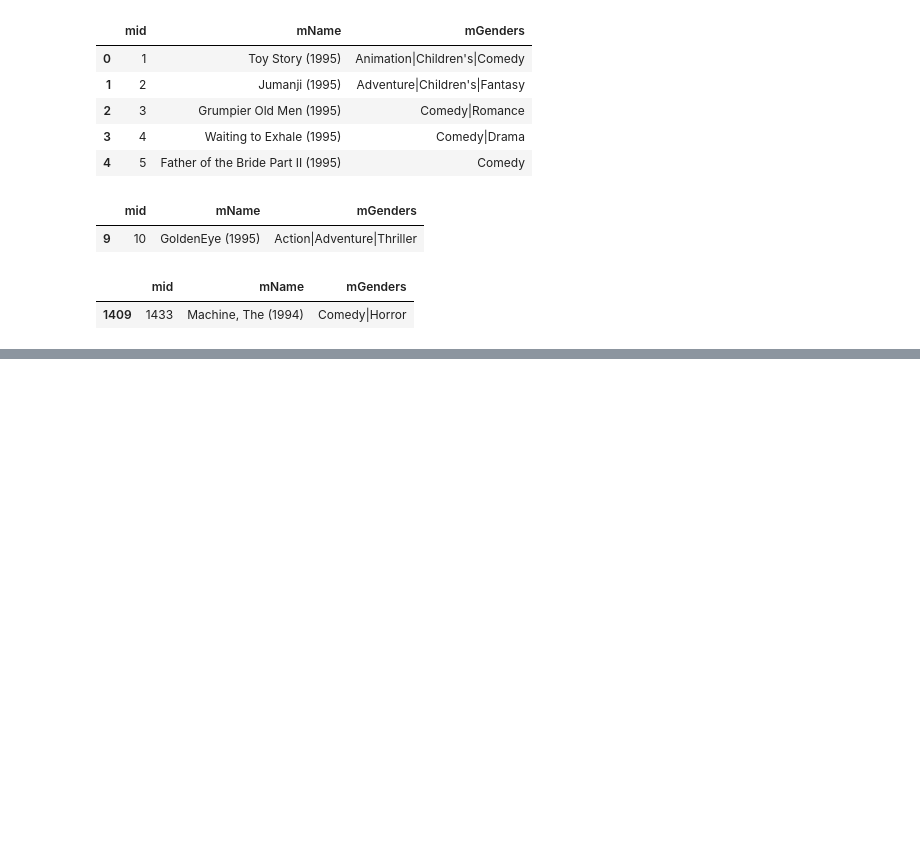
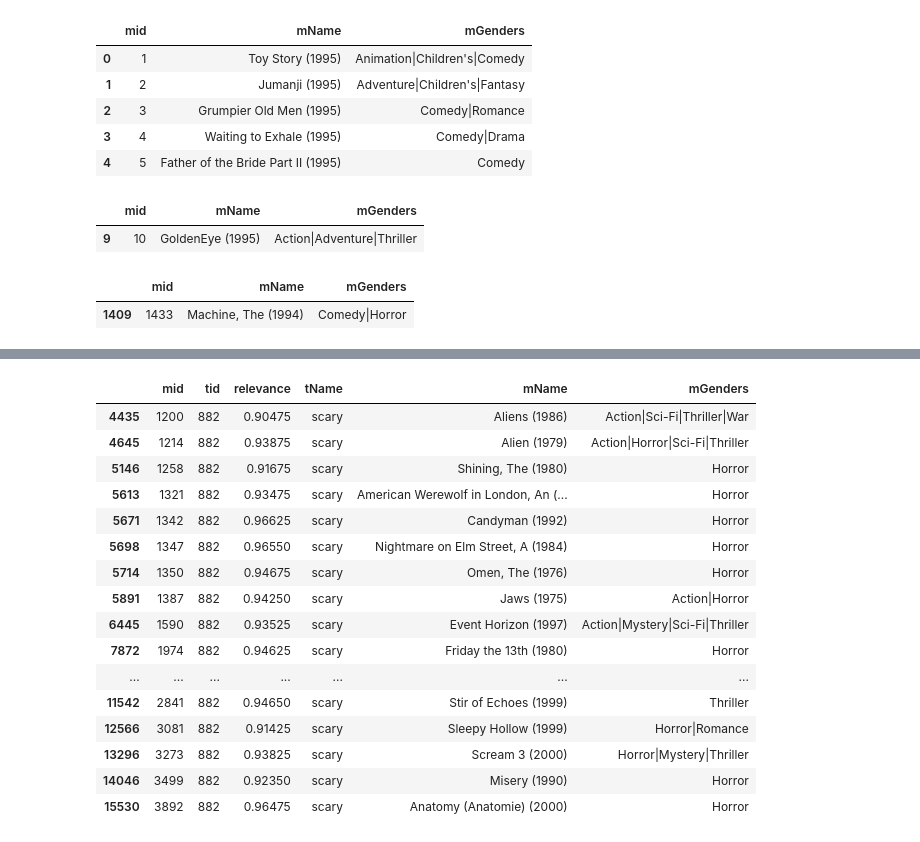
Before and after one commit to mus514/Machine-Learning-With-Python, a Jupyter notebook: 3-movies_recommendation/main.ipynb, the cells around one changed output, grey strips where cells are left out. Saved outputs shown, nothing was run; the diff lists cells and outputs as text; code cells hidden in the pictures; blank space fills up the shorter version.

```diff
--- a/3-movies_recommendation/main.ipynb
+++ b/3-movies_recommendation/main.ipynb
@@ -55,0 +139,5 @@ TypeError: read_csv() got an unexpected keyword argument 'infer_datetime_format'
+# %%
+tags_name = pd.read_csv(os.path.join(DATA_DIR_20ML, 'genome-tags.csv'),
+                        skiprows=1,
+                        names=['tid', 'tName'])
+display(tags_name.head(10))
@@ -55,0 +168,4 @@ TypeError: read_csv() got an unexpected keyword argument 'infer_datetime_format'
+# %%
+tags_high_names_movies = pd.merge(tags_scores_high, tags_name, on='tid', how='inner')
+tags_high_names_movies = pd.merge(tags_high_names_movies, movies_pd, on='mid', how='inner')
+display(tags_high_names_movies.head())
@@ -55,0 +179,21 @@ TypeError: read_csv() got an unexpected keyword argument 'infer_datetime_format'
+# %%
+tags = 'scary'
+display(tags_high_names_movies[tags_high_names_movies.tName.str.contains(tags, regex=False, case=False)])
+# %% [output]
+|  | mid | tid | relevance | tName | mName | mGenders |
+| 4435 | 1200 | 882 | 0.90475 | scary | Aliens (1986) | Action|Sci-Fi|Thriller|War |
+| 4645 | 1214 | 882 | 0.93875 | scary | Alien (1979) | Action|Horror|Sci-Fi|Thriller |
+| 5146 | 1258 | 882 | 0.91675 | scary | Shining, The (1980) | Horror |
+| 5613 | 1321 | 882 | 0.93475 | scary | American Werewolf in London, An (... | Horror |
+| 5671 | 1342 | 882 | 0.96625 | scary | Candyman (1992) | Horror |
+| 5698 | 1347 | 882 | 0.96550 | scary | Nightmare on Elm Street, A (1984) | Horror |
+| 5714 | 1350 | 882 | 0.94675 | scary | Omen, The (1976) | Horror |
+| 5891 | 1387 | 882 | 0.94250 | scary | Jaws (1975) | Action|Horror |
+| 6445 | 1590 | 882 | 0.93525 | scary | Event Horizon (1997) | Action|Mystery|Sci-Fi|Thriller |
+| 7872 | 1974 | 882 | 0.94625 | scary | Friday the 13th (1980) | Horror |
+| ... | ... | ... | ... | ... | ... | ... |
+| 11542 | 2841 | 882 | 0.94650 | scary | Stir of Echoes (1999) | Thriller |
+| 12566 | 3081 | 882 | 0.91425 | scary | Sleepy Hollow (1999) | Horror|Romance |
+| 13296 | 3273 | 882 | 0.93825 | scary | Scream 3 (2000) | Horror|Mystery|Thriller |
+| 14046 | 3499 | 882 | 0.92350 | scary | Misery (1990) | Horror |
+| 15530 | 3892 | 882 | 0.96475 | scary | Anatomy (Anatomie) (2000) | Horror |
```
Also changed, not shown: parts of 16 cells of this notebook.
